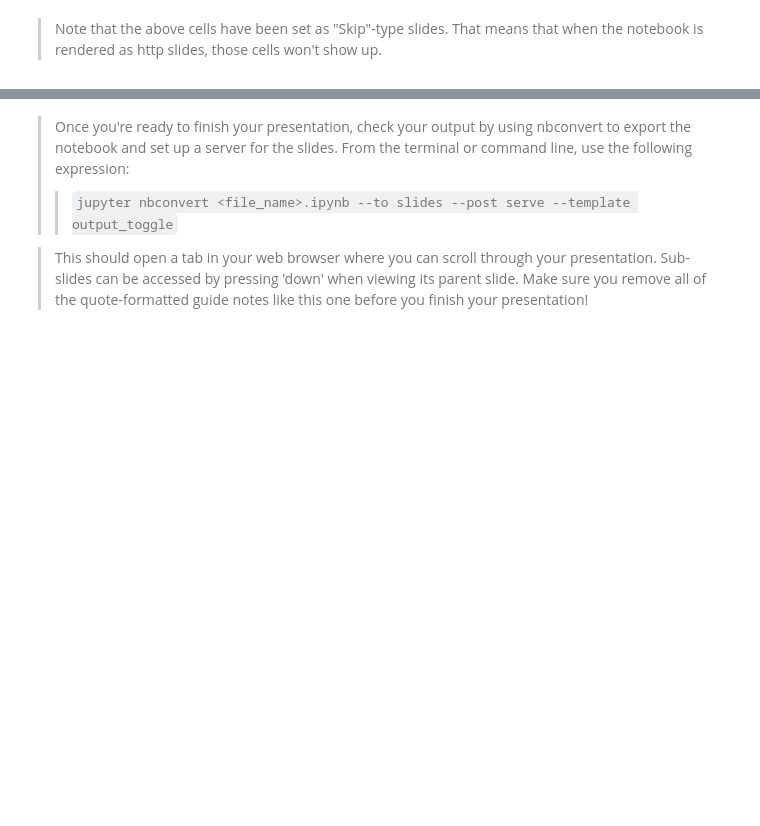
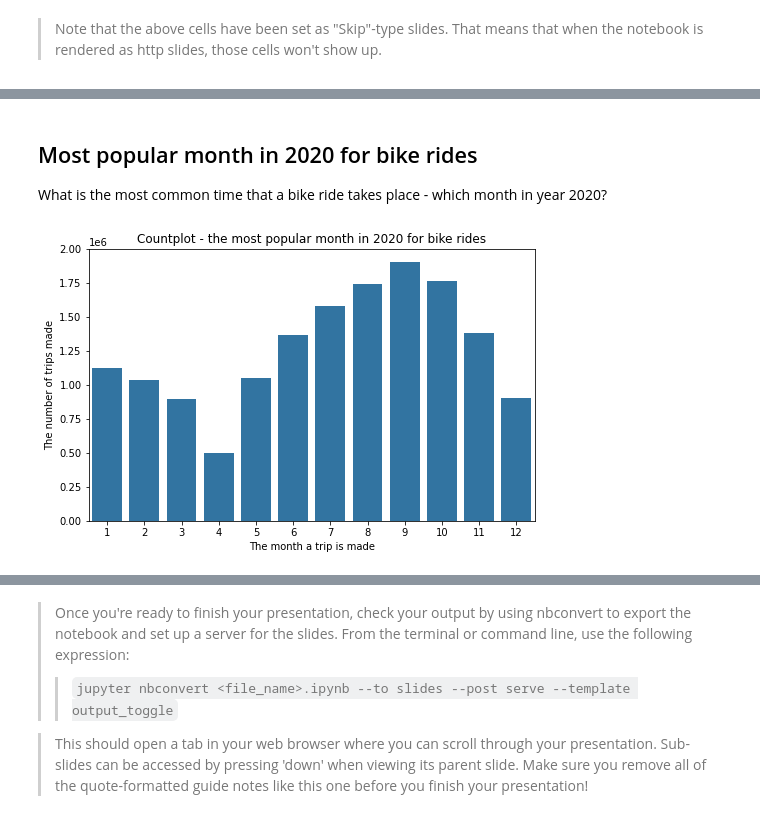
Before and after one commit to MinjianWu/Data-Analysis-NanoDegree-Project-6, a Jupyter notebook: slide_deck.ipynb, the cells around one changed output, grey strips where cells are left out. Saved outputs shown, nothing was run; the diff lists cells and outputs as text; code cells hidden in the pictures; blank space fills up the shorter version.

Commit message:
slides for explanatory data analysis

```diff
--- a/slide_deck.ipynb
+++ b/slide_deck.ipynb
@@ -26,3 +44,39 @@ warnings.simplefilter("ignore")
+# %%
+# pre-processing / preparation
+# convert time columns to datatime objects
+data['starttime'] = pd.to_datetime(data['starttime'])
+data['stoptime'] = pd.to_datetime(data['stoptime'])
+# transform gender labels to [male, female] instead of [1,2]
+data['gender'] = data['gender'].map({1: 'male', 2: 'female'})
+# find the quantile min and max and return a mask for values in between
+def filt_min_max(col):
+    min_v = col.quantile(.25) - stats.iqr(col) * 1.5
+    max_v = col.quantile(.75) + stats.iqr(col) * 1.5
+    mask = col.between(min_v, max_v)
+    return mask
+# apply the filter to the three columns
+df = data[filt_min_max(data['tripduration']) & filt_min_max(data['age'])
+          & filt_min_max(data['dist stations'])]
+# remove rows with same starting and ending station
+df = df[df['dist stations'] != 0]
+
+# most popular stations a bike ride starts from
+top_10_stations = df['start station id'].value_counts()[:10]
+# get the coordinates for the top 10 stations
+co_ords = df[[
+    'start station id', 'start station latitude', 'start station longitude'
+]]
+co_ords = co_ords[co_ords['start station id'].isin(top_10_stations.index)]
+co_ords = co_ords.drop_duplicates(subset='start station id')
+# top 10 destination/end of trip stations
+top_10_end_stations = df['end station id'].value_counts()[:10]
+# get the coordinates
+co_ords_end = df[[
+    'end station id', 'end station latitude', 'end station longitude'
+]]
+co_ords_end = co_ords_end[co_ords_end['end station id'].isin(
+    top_10_end_stations.index)]
+co_ords_end = co_ords_end.drop_duplicates(subset='end station id')
 # %% [markdown]
 > Note that the above cells have been set as "Skip"-type slides. That means
 that when the notebook is rendered as http slides, those cells won't show up.
@@ -40,0 +122,15 @@ but feel free to add more if you'd like!
+# %% [markdown]
+## Most popular month in 2020 for bike rides
+
+What is the most common time that a bike ride takes place - which month in year 2020?
+# %%
+df['start_month'] = df['starttime'].dt.month
+basic_color = sns.color_palette()[0]
+plt.figure(figsize=(8, 5))
+# make a countplot:
+sns.countplot(data=df, x='start_month', color=basic_color)
+plt.xlabel('The month a trip is made')
+plt.ylabel('The number of trips made')
+plt.title('Countplot - the most popular month in 2020 for bike rides');
+# %% [output]
+[figure, added]
```
Also changed, not shown: parts of 29 cells of this notebook.
